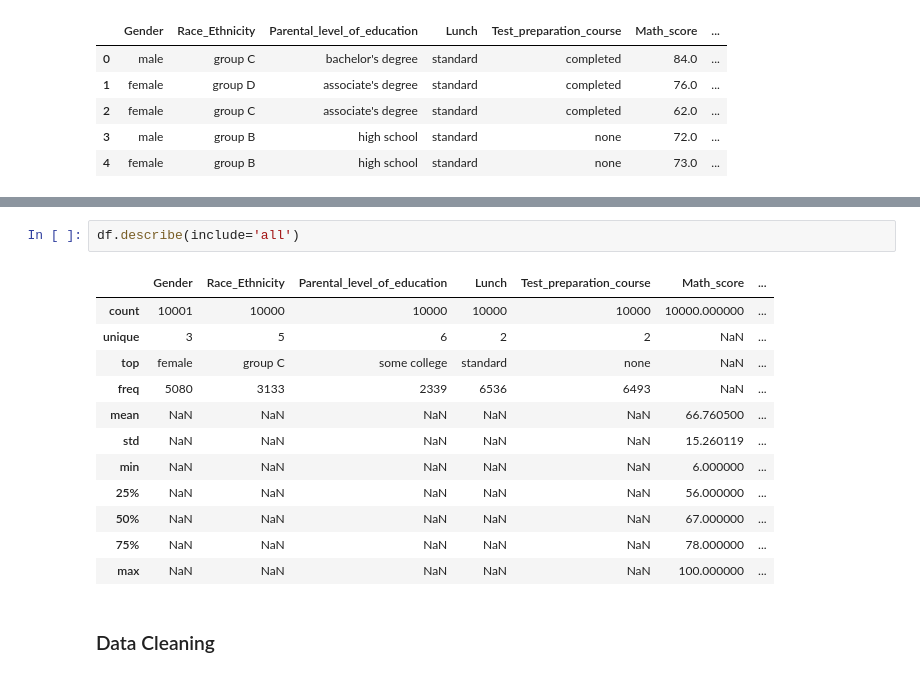
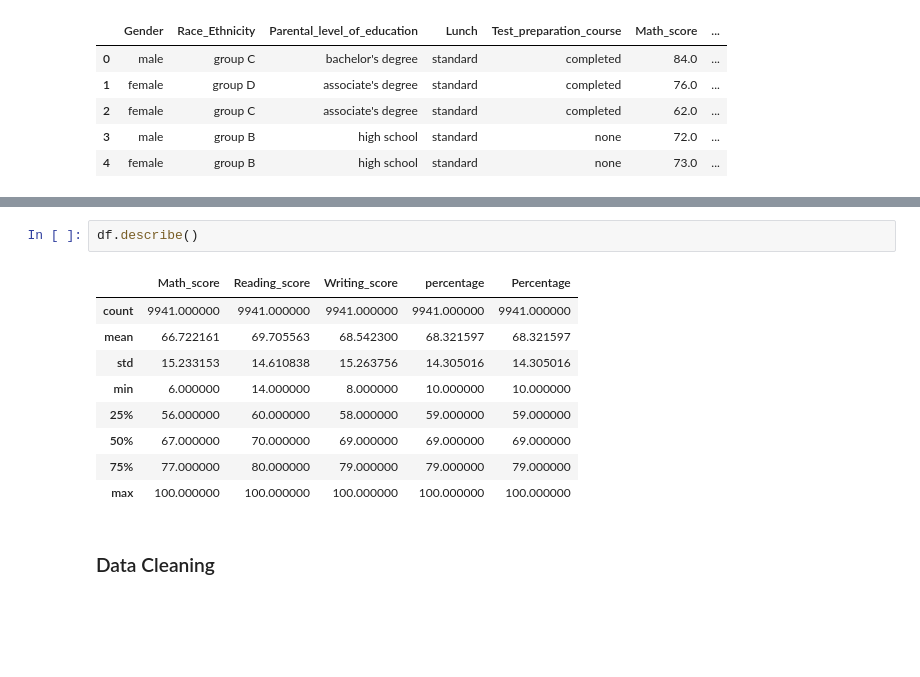
Before and after one commit to TalalMJ/EDA_Project, a Jupyter notebook: Students_EDA.ipynb, the cells around one changed output, grey strips where cells are left out. Cells and saved outputs as stored; diff of their text form; blank space fills up the shorter version.

```diff
--- a/Students_EDA.ipynb
+++ b/Students_EDA.ipynb
@@ -38,19 +42,16 @@ Writing_score                  float64
 dtype: object
 # %%
-df.describe(include='all')
+df.describe()
 # %% [output]
-|  | Gender | Race_Ethnicity | Parental_level_of_education | Lunch | Test_preparation_course | Math_score | ... |
-| count | 10001 | 10000 | 10000 | 10000 | 10000 | 10000.000000 | ... |
-| unique | 3 | 5 | 6 | 2 | 2 | NaN | ... |
-| top | female | group C | some college | standard | none | NaN | ... |
-| freq | 5080 | 3133 | 2339 | 6536 | 6493 | NaN | ... |
-| mean | NaN | NaN | NaN | NaN | NaN | 66.760500 | ... |
-| std | NaN | NaN | NaN | NaN | NaN | 15.260119 | ... |
-| min | NaN | NaN | NaN | NaN | NaN | 6.000000 | ... |
-| 25% | NaN | NaN | NaN | NaN | NaN | 56.000000 | ... |
-| 50% | NaN | NaN | NaN | NaN | NaN | 67.000000 | ... |
-| 75% | NaN | NaN | NaN | NaN | NaN | 78.000000 | ... |
-| max | NaN | NaN | NaN | NaN | NaN | 100.000000 | ... |
+|  | Math_score | Reading_score | Writing_score | percentage | Percentage |
+| count | 9941.000000 | 9941.000000 | 9941.000000 | 9941.000000 | 9941.000000 |
+| mean | 66.722161 | 69.705563 | 68.542300 | 68.321597 | 68.321597 |
+| std | 15.233153 | 14.610838 | 15.263756 | 14.305016 | 14.305016 |
+| min | 6.000000 | 14.000000 | 8.000000 | 10.000000 | 10.000000 |
+| 25% | 56.000000 | 60.000000 | 58.000000 | 59.000000 | 59.000000 |
+| 50% | 67.000000 | 70.000000 | 69.000000 | 69.000000 | 69.000000 |
+| 75% | 77.000000 | 80.000000 | 79.000000 | 79.000000 | 79.000000 |
+| max | 100.000000 | 100.000000 | 100.000000 | 100.000000 | 100.000000 |
 # %% [markdown]
 ### Data Cleaning
 # %%
```
Also changed, not shown: parts of 23 cells of this notebook.
